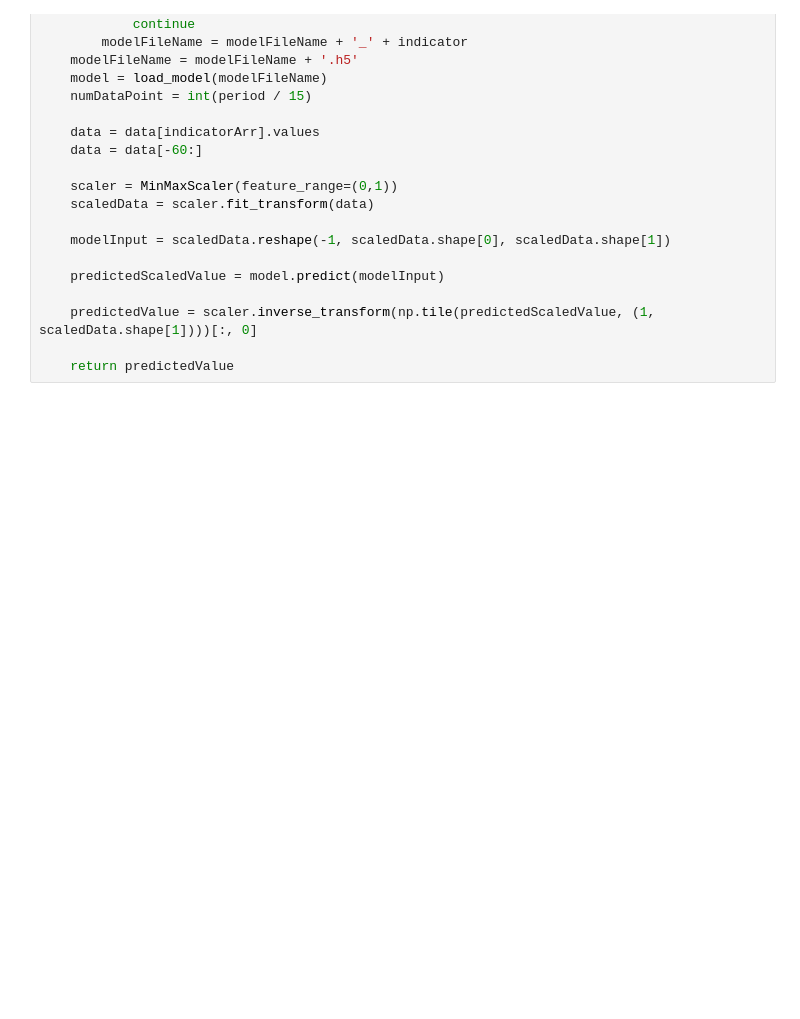
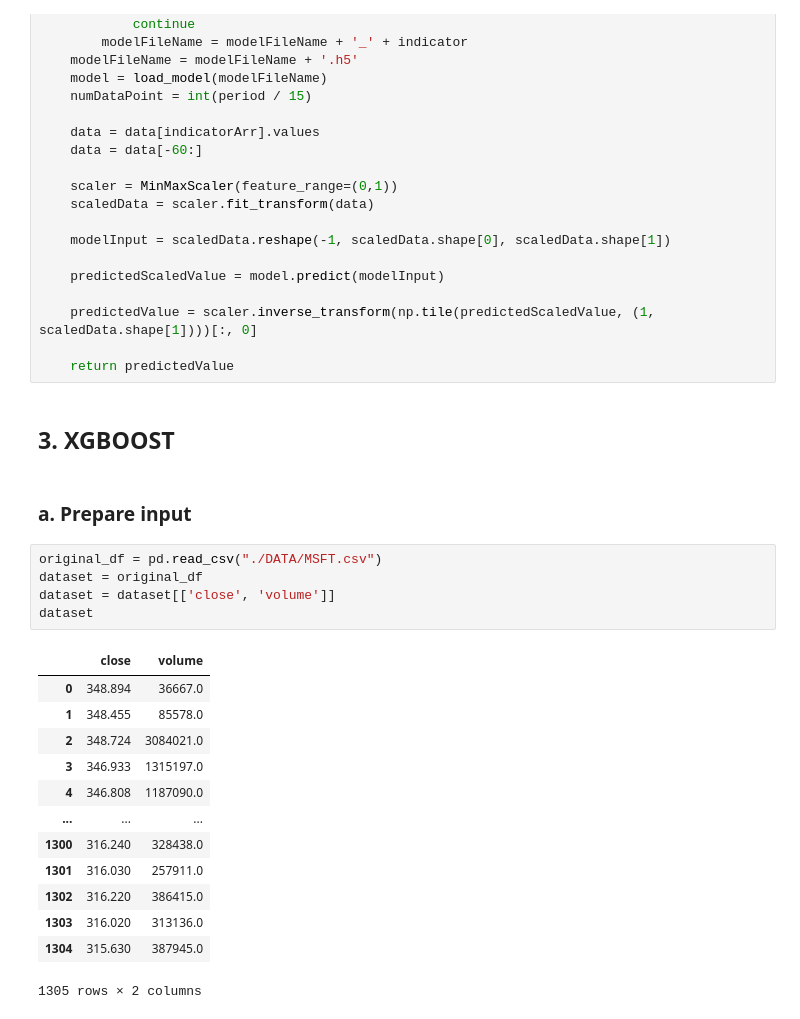
Before and after one commit to leminhduc106/Stock_Price_Prediction, a Jupyter notebook: stock_price_prediction.ipynb, the cells around one changed output. Saved outputs shown, nothing was run; the diff lists cells and outputs as text; blank space fills up the shorter version.

Commit message:
chores: add XGboost

```diff
--- a/stock_price_prediction.ipynb
+++ b/stock_price_prediction.ipynb
@@ -1370,3 +1372,26 @@ def lstm_predict_future(data, modelName, indicatorArr, period):
     predictedValue = scaler.inverse_transform(np.tile(predictedScaledValue, (1, scaledData.shape[1])))[:, 0]
 
     return predictedValue
+# %% [markdown]
+## 3. XGBOOST
+# %% [markdown]
+### a. Prepare input
+# %%
+original_df = pd.read_csv("./DATA/MSFT.csv")
+dataset = original_df
+dataset = dataset[['close', 'volume']]
+dataset
+# %% [output]
+|  | close | volume |
+| 0 | 348.894 | 36667.0 |
+| 1 | 348.455 | 85578.0 |
+| 2 | 348.724 | 3084021.0 |
+| 3 | 346.933 | 1315197.0 |
+| 4 | 346.808 | 1187090.0 |
+| ... | ... | ... |
+| 1300 | 316.240 | 328438.0 |
+| 1301 | 316.030 | 257911.0 |
+| 1302 | 316.220 | 386415.0 |
+| 1303 | 316.020 | 313136.0 |
+| 1304 | 315.630 | 387945.0 |
+1305 rows × 2 columns
```
Also changed, not shown: parts of 40 cells of this notebook, 17 other files.
